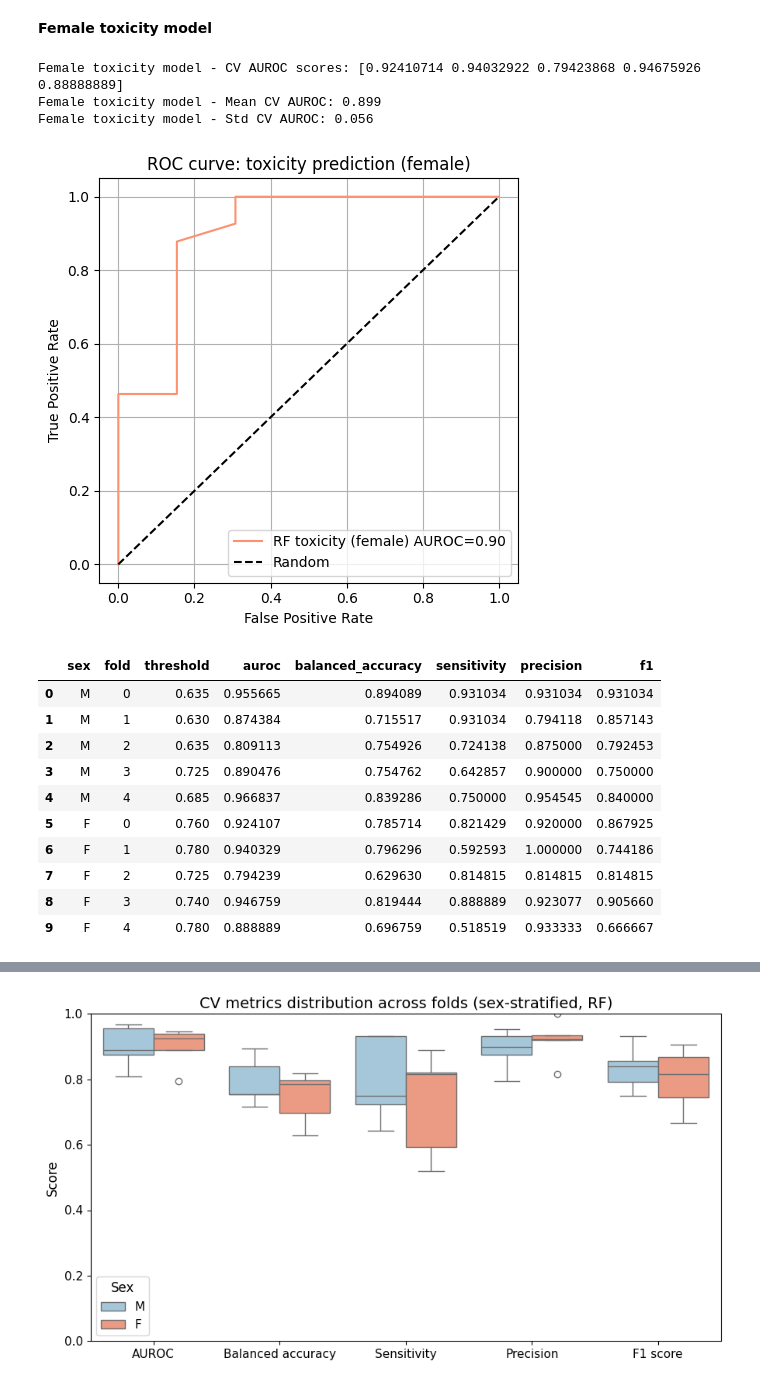
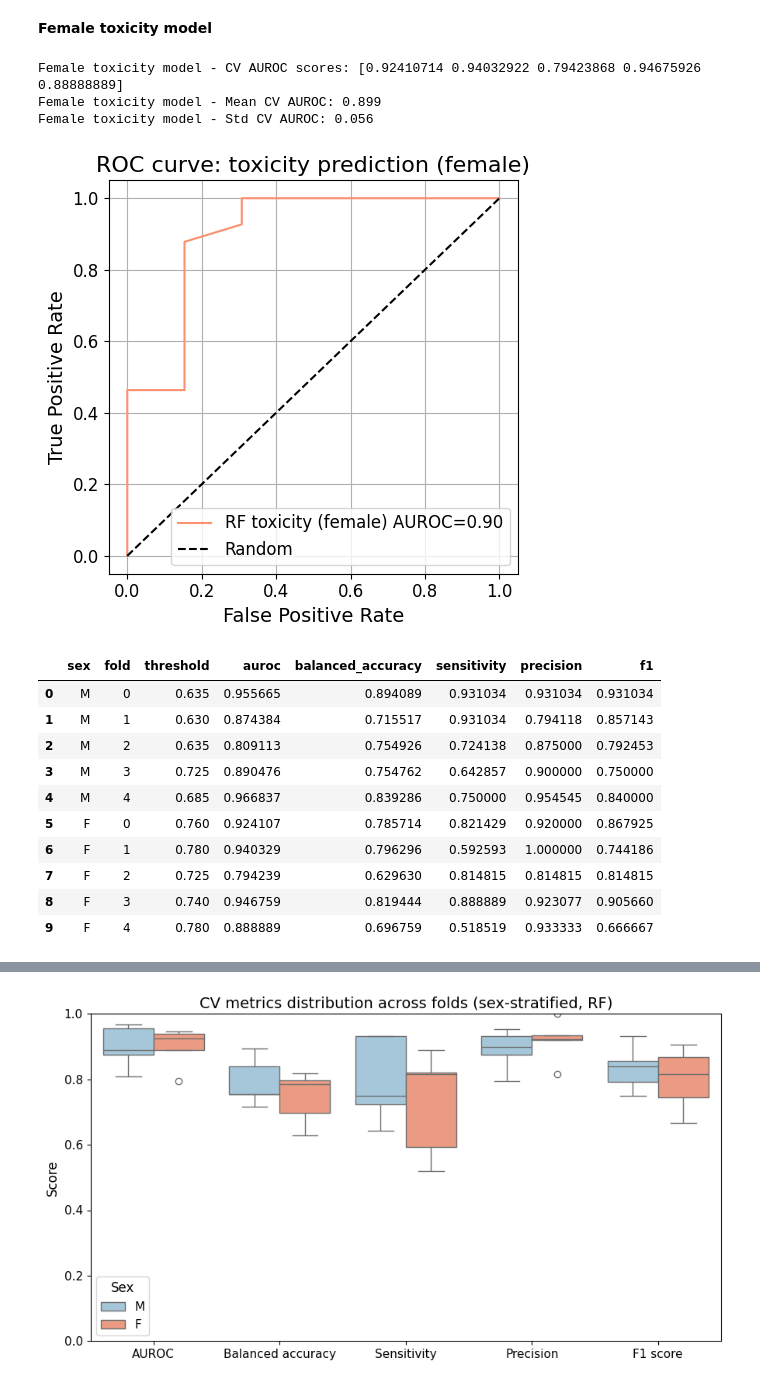
Before and after one commit to heteyszabolcs/gdefiner_ml_workflow, a Jupyter notebook: rf_sex.ipynb, the cells around one changed output, grey strips where cells are left out. Cells and saved outputs as stored; diff of their text form; code cells hidden in the pictures.

```diff
--- a/rf_sex.ipynb
+++ b/rf_sex.ipynb
@@ -754,38 +772,40 @@ auroc_female = roc_auc_score(y_test_female, y_proba_female)
 plt.figure(figsize=(5, 5))
 plt.plot(fpr_female, tpr_female, color="#fc9272", label=f"RF toxicity (female) AUROC={auroc_female:.2f}")
 plt.plot([0, 1], [0, 1], "k--", label="Random")
-plt.xlabel("False Positive Rate")
-plt.ylabel("True Positive Rate")
-plt.title("ROC curve: toxicity prediction (female)")
-plt.legend(loc="lower right")
+plt.xlabel("False Positive Rate", fontsize=14)
+plt.ylabel("True Positive Rate", fontsize=14)
+plt.title("ROC curve: toxicity prediction (female)", fontsize=16)
+ax_roc = plt.gca()
+ax_roc.tick_params(axis="both", labelsize=12)
+plt.legend(loc="lower right", fontsize=12)
 plt.grid(True)
 plt.tight_layout()
 plt.savefig("output/random_forest/roc_rf_toxicity_female.pdf", dpi=300, bbox_inches="tight")
 plt.savefig("output/random_forest/roc_rf_toxicity_female.png", dpi=300, bbox_inches="tight")
 plt.show()
 
 # CV-based metrics (per fold) for BOTH male and female
 cv_metrics_male = compute_cv_metrics_rf(X_male, y_male, sex_label="M", n_splits=5, random_state=42)
 cv_metrics_female = compute_cv_metrics_rf(X_female, y_female, sex_label="F", n_splits=5, random_state=42)
 
 cv_metrics_df = pd.concat([cv_metrics_male, cv_metrics_female], ignore_index=True)
 cv_metrics_df.to_csv("output/random_forest/metrics_cv_rf_toxicity_male_female.csv", index=False)
 
 # Summary (mean/std across folds)
 cv_metrics_summary = (
     cv_metrics_df
     .groupby("sex")[['auroc', 'balanced_accuracy', 'sensitivity', 'precision', 'f1']]
     .agg(["mean", "std"])
 )
 
 cv_metrics_summary.to_csv("output/random_forest/metrics_cv_summary_rf_toxicity_male_female.csv")
 
 cv_metrics_df
 # %% [output]
 Female toxicity model - CV AUROC scores: [0.92410714 0.94032922 0.79423868 0.94675926 0.88888889]
 Female toxicity model - Mean CV AUROC: 0.899
 Female toxicity model - Std CV AUROC: 0.056
-[figure, old version]
+[figure, new version]
 |  | sex | fold | threshold | auroc | balanced_accuracy | sensitivity | precision | f1 |
 | 0 | M | 0 | 0.635 | 0.955665 | 0.894089 | 0.931034 | 0.931034 | 0.931034 |
 | 1 | M | 1 | 0.630 | 0.874384 | 0.715517 | 0.931034 | 0.794118 | 0.857143 |
```
Also changed, not shown: parts of 6 cells of this notebook, 30 other files.
